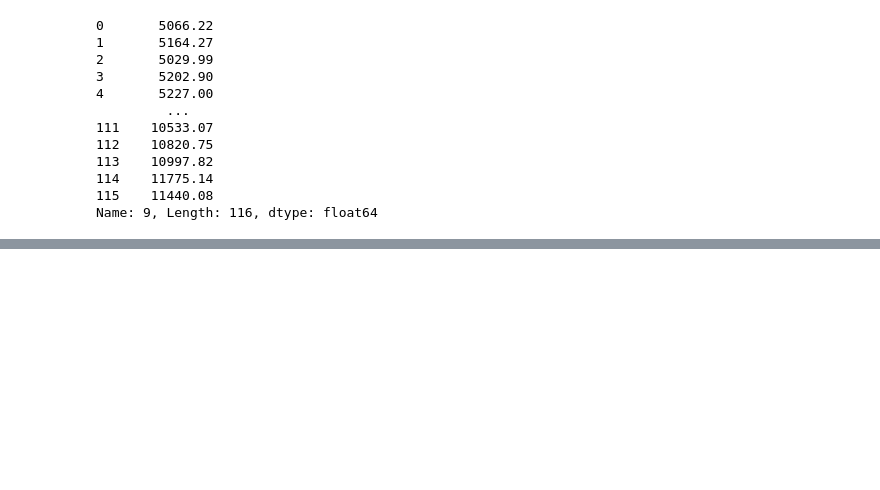
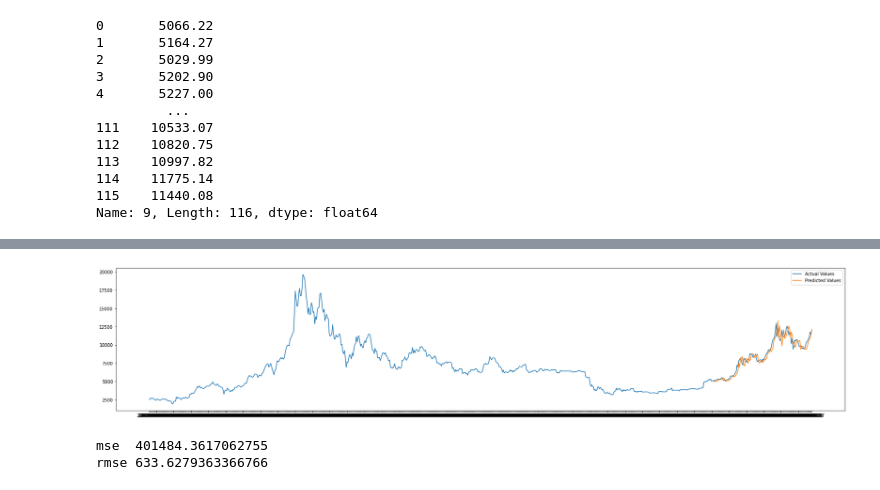
Before and after one commit to abhinav-exp/Forecasting-CryptoCurrency-Prices, a Jupyter notebook: MLP.ipynb, the cells around one changed output, grey strips where cells are left out. Saved outputs shown, nothing was run; the diff lists cells and outputs as text; code cells hidden in the pictures; blank space fills up the shorter version.

```diff
--- a/MLP.ipynb
+++ b/MLP.ipynb
@@ -91,0 +93,5 @@ plt.show()
+# %%
+preds1 = pd.DataFrame(yhat)
+preds1['DATE'] = data1.index[-1*len(yhat):]
+preds1 = preds1.set_index('DATE')
+print(preds1)
@@ -91,0 +114,15 @@ plt.show()
+# %%
+plt.figure(figsize=(30, 6))
+plt.plot(data1)
+plt.plot(preds1)
+plt.legend(["Actual Values", "Predicted Values"])
+plt.show()
+# %% [output]
+[figure, added]
+# %%
+mse = np.mean((np.array(preds1[0]) - np.array(data1.iloc[-1*(len(preds1)):, 0]))**2)
+print("mse  "+ str(mse))
+print("rmse "+ str(np.sqrt(mse)))
+# %% [output]
+mse  401484.3617062755
+rmse 633.6279363366766
```
Also changed, not shown: parts of 2 cells of this notebook.
